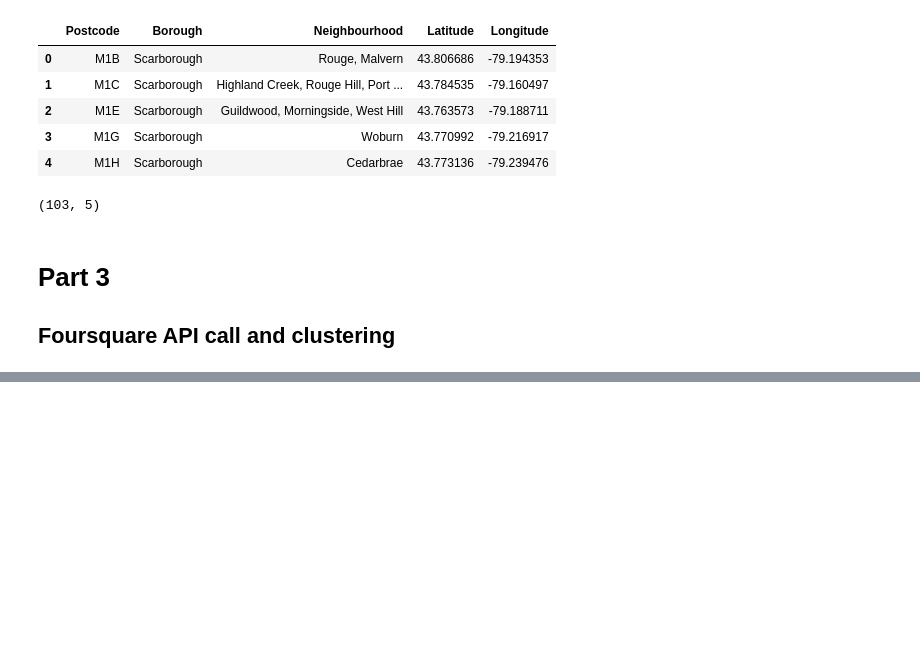
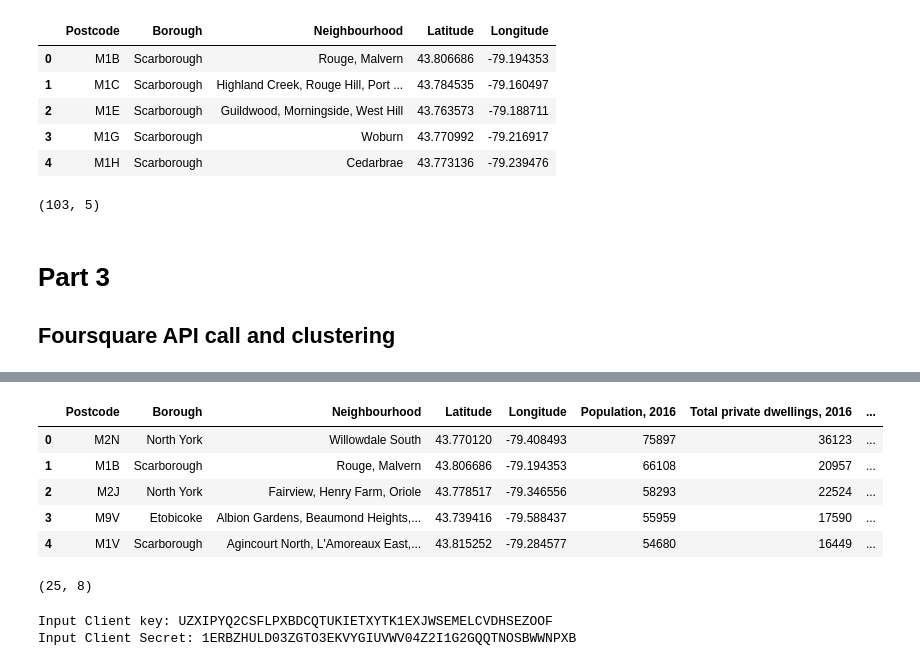
Before and after one commit to Ajstanley89/Battle-of-the-Neighborhoods, a Jupyter notebook: Clustering Toronto Neighborhoods.ipynb, the cells around one changed output, grey strips where cells are left out. Cells and saved outputs as stored; diff of their text form; code cells hidden in the pictures; blank space fills up the shorter version.

```diff
--- a/Clustering Toronto Neighborhoods.ipynb
+++ b/Clustering Toronto Neighborhoods.ipynb
@@ -216,0 +312,33 @@ df.shape
+# %%
+# Calculate the top n % of neighborhoods
+n = 0.25
+
+# Get the index of the last row in the top n %
+i = int(hood_pop_df.shape[0] * n)
+
+# sort the hood_pop_df by population
+hood_pop_df.sort_values(['Population, 2016'], ascending=False, inplace=True)
+
+# slice the df at i for the top n percent
+top_df = hood_pop_df.iloc[:i]
+top_df.reset_index(inplace=True, drop=True)
+top_df.head()
+# %% [output]
+|  | Postcode | Borough | Neighbourhood | Latitude | Longitude | Population, 2016 | Total private dwellings, 2016 | ... |
+| 0 | M2N | North York | Willowdale South | 43.770120 | -79.408493 | 75897 | 36123 | ... |
+| 1 | M1B | Scarborough | Rouge, Malvern | 43.806686 | -79.194353 | 66108 | 20957 | ... |
+| 2 | M2J | North York | Fairview, Henry Farm, Oriole | 43.778517 | -79.346556 | 58293 | 22524 | ... |
+| 3 | M9V | Etobicoke | Albion Gardens, Beaumond Heights,... | 43.739416 | -79.588437 | 55959 | 17590 | ... |
+| 4 | M1V | Scarborough | Agincourt North, L'Amoreaux East,... | 43.815252 | -79.284577 | 54680 | 16449 | ... |
+# %%
+top_df.shape
+# %% [output]
+(25, 8)
+# %%
+# build query for foursquare api
+# input api keys for now
+client = input('Input Client key: ')
+client_secret = input('Input Client Secret: ')
+# %% [output]
+Input Client key: UZXIPYQ2CSFLPXBDCQTUKIETXYTK1EXJWSEMELCVDHSEZOOF
+Input Client Secret: 1ERBZHULD03ZGTO3EKVYGIUVWV04Z2I1G2GQQTNOSBWWNPXB
```
Also changed, not shown: parts of 17 cells of this notebook.
